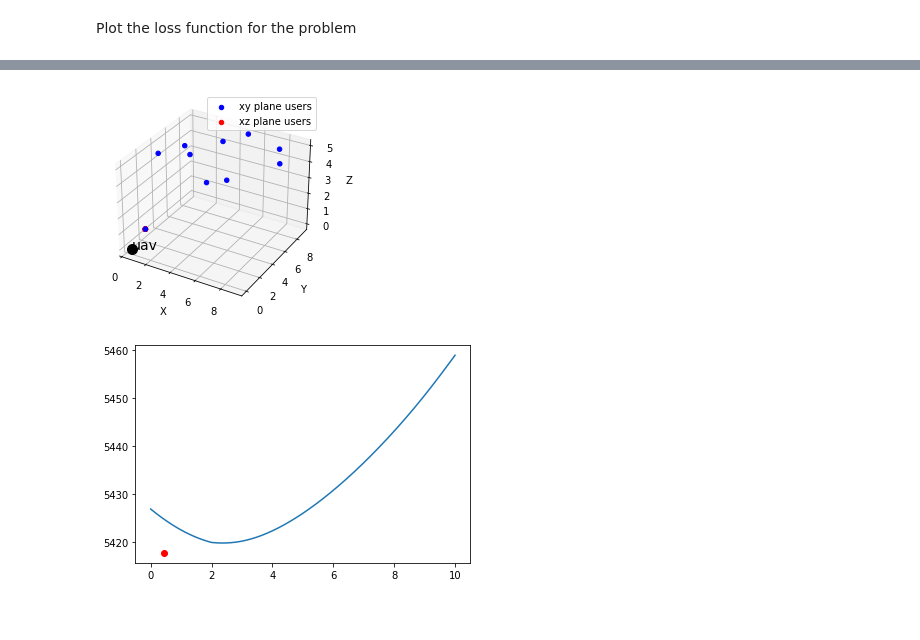
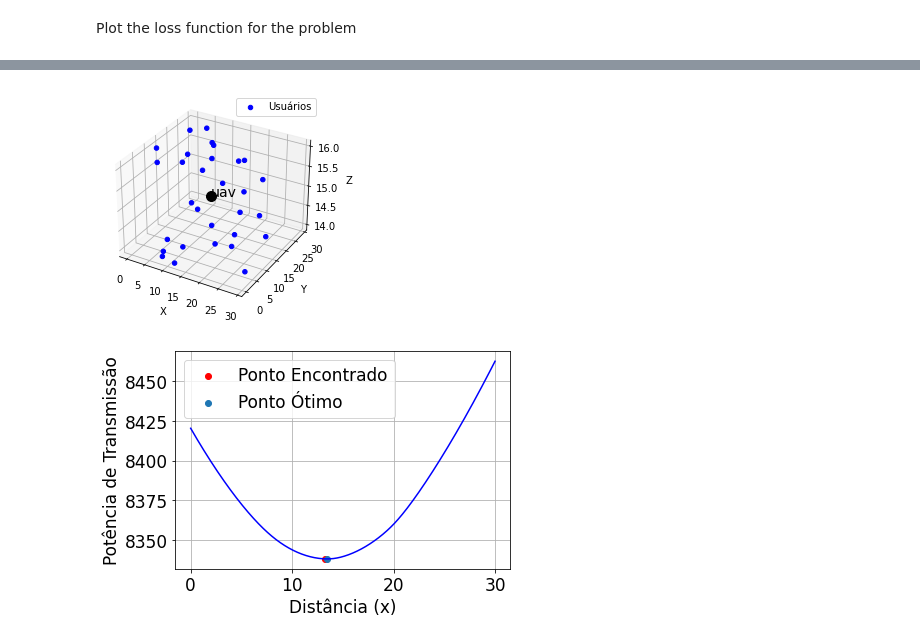
Before and after one commit to Euronym/trabalho_otimizacao, a Jupyter notebook: main.ipynb, the cells around one changed output, grey strips where cells are left out. Drawn from its saved outputs; the diff is of its cells as text; code cells hidden in the pictures.

```diff
--- a/main.ipynb
+++ b/main.ipynb
@@ -107,25 +93,21 @@ def gradient(uav_coordinates, distance_drone_users, users_coordinates, w, g3):
     return gradient_value
 # %%
-x_uav_n, x_uav = 0 ,0
-max_iterations = 10000
-step_size = 0.01
-tolerance = 0.0000001
+x_uav_n, x_uav = 0, 0
+max_iterations = 100000
+step_size = 0.1
+tolerance = 0.00000001
 i = 0
 steps = []
-users_positions = np.concatenate((users_positions_xy, users_positions_xz), axis=0)
+
 while i < max_iterations:
-    x_uav = x_uav_n
     coordinates_uav[0] = x_uav
+    print("Valor atual de x é: ", x_uav)
     distance_drone_users = calculate_distance_drone_users(coordinates_uav, users_positions)
     gradient_value = gradient(coordinates_uav, distance_drone_users, users_positions, w, g3)
     x_uav_n = x_uav - step_size * gradient_value
-    print(gradient_value)
-    print(x_uav_n)
-    break
+    x_uav = x_uav_n
     steps.append(x_uav_n)
-    previous_step_size = abs(x_uav - x_uav_n)
-    if abs(gradient_value) <= tolerance:
+    if np.abs(gradient_value) <= tolerance:
         break
     i += 1
-#print(steps, file=open('gradient.txt', 'w'))
 # %% [output]
@@ -139,11 +136,9 @@ optimum value: 0.42445220148930324m
 fig = plt.figure()
 ax = fig.add_subplot(projection='3d')
 
-[x_plot_xy, y_plot_xy, z_plot_xy] = users_positions_xy.T
-[x_plot_xz, y_plot_xz, z_plot_xz] = users_positions_xz.T
+[x_plot_xy, y_plot_xy, z_plot_xy] = users_positions.T
 
-ax.scatter(x_plot_xy, y_plot_xy, z_plot_xy, alpha=1, color='blue', label='xy plane users')
-ax.scatter(x_plot_xz, y_plot_xz, z_plot_xz, alpha=1, color='red', label='xz plane users')
+ax.scatter(x_plot_xy, y_plot_xy, z_plot_xy, alpha=1, color='blue', label='Usuários')
 ax.scatter(coordinates_uav[0], coordinates_uav[1], coordinates_uav[2], alpha=1, color='black', s=100)
 ax.text(coordinates_uav[0], coordinates_uav[1], coordinates_uav[2], "uav", color='black', fontsize=14)
 ax.legend()
@@ -152,31 +147,31 @@ ax.set_ylabel('Y')
 ax.set_zlabel('Z')
 fig.savefig('graphs/graph_uav.jpg')
 # %% [output]
-[figure, old version]
+[figure, new version]
 # %%
-import matplotlib.animation as manimation
+n = 500
 
-n = 500
+plt.rcParams['font.size'] = 17
 
 angle_users = calculate_angle_users(users_positions, coordinates_uav, distance_drone_users)
 
-x = np.linspace(0, 10, num=n)
-coordinates_uav_test = list(map(lambda x: [x, 5, 5], x))
-steps_loss = list(map(lambda step: loss([step, 5, 5], w, distance_drone_users,
+x = np.linspace(0, 30, num=n)
+coordinates_uav_test = list(map(lambda x: [x, 15, 15], x))
+steps_loss = list(map(lambda step: loss([step, 15, 15], w, distance_drone_users,
     users_positions,angle_users, g1, g2, g3, g4, carrier_frequency), steps))
 y = []
 for coordinate in coordinates_uav_test:
     y.append(loss(coordinate, w, distance_drone_users,users_positions,angle_users, g1, g2, g3, g4, carrier_frequency))
 
-fig = plt.figure()
-loss_function_graph,  = plt.plot(x, y)
-gradient_steps_plot,  = plt.plot([], [], 'ro', markersize='10')
-text_plot = plt.text(0, 0, '')
+plt.grid(True)
+plt.ylabel('Potência de Transmissão')
+plt.xlabel('Distância (x)')
+loss_function_graph,  = plt.plot(x, y, color='blue')
 optimal_point = plt.scatter(coordinates_uav[0], loss(coordinates_uav, w, distance_drone_users,users_positions,angle_users, g1, g2, g3, g4, carrier_frequency)
-    , color='red')
-
-# plt.axhline(y=min(y), color='r', linestyle='-')
-
-#plt.savefig('graphs/gradient_descent.jpg')
+   , color='red', label='Ponto Encontrado')
+plt.scatter(x[y.index(np.amin(y))],np.amin(y), label='Ponto Ótimo')
+plt.legend()
+plt.tight_layout()
+plt.savefig('graphs/result_final.pdf')
 # %% [output]
-[figure, old version]
+[figure, new version]
```
Also changed, not shown: parts of 9 cells of this notebook, 5 other files.
